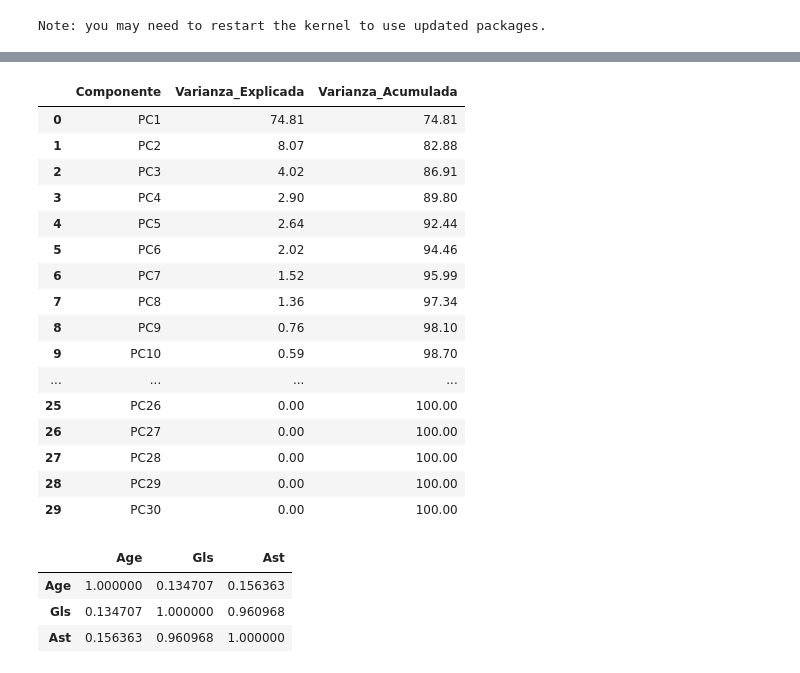
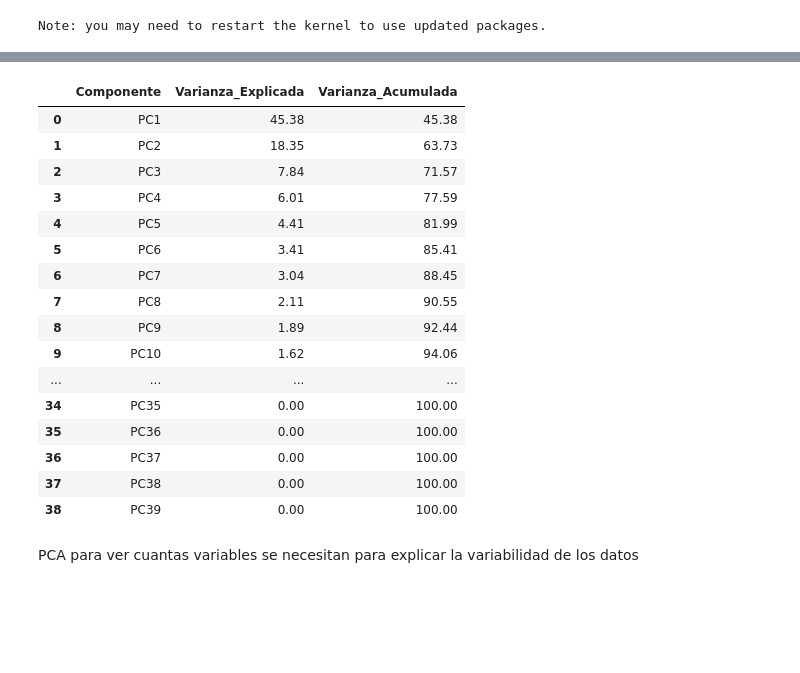
Before and after one commit to Yeps3nM/proyecto-mineria-de-datos, a Jupyter notebook: rocka.ipynb, the cells around one changed output, grey strips where cells are left out. Drawn from its saved outputs; the diff is of its cells as text; code cells hidden in the pictures; blank space fills up the shorter version.

```diff
--- a/rocka.ipynb
+++ b/rocka.ipynb
@@ -99,0 +111,3 @@ df_dummies
+# %%
+df.drop(["Matches", "Nation"], inplace=True, axis=1) # Nation no creo que sea etico, puede encontrar relacion entre razas mejores para el deporte xd
+df.columns
@@ -99,0 +128,8 @@ df_dummies
+# %%
+
+num_cols = df.select_dtypes(include=[np.number]).columns.tolist()
+cat_cols = df.select_dtypes(include=['object', 'category', 'bool']).columns.tolist()
+# %%
+cat_cols # Hacerlo por player es mala idea
+cat_cols.remove('Player')
+cat_cols.remove('periodo')
@@ -99,0 +140,11 @@ df_dummies
+# %%
+scaler = StandardScaler()
+df_num_scaled = pd.DataFrame(scaler.fit_transform(df[num_cols]), columns=num_cols, index=df.index)
+
+if len(cat_cols) > 0:
+    df_cat_dummies = pd.get_dummies(df[cat_cols], drop_first=False, dtype=int)
+else:
+    df_cat_dummies = pd.DataFrame(index=df.index)
+
+others = df.drop(columns=num_cols + cat_cols, errors='ignore')
+df_std = pd.concat([others, df_num_scaled, df_cat_dummies], axis=1)
@@ -189,36 +300,36 @@ fig.show()
 # %%
 # Aplicar PCA con todas las componentes
-df_pca = df_scaled.select_dtypes(include=['number'])
+df_pca = df_std.select_dtypes(include=['number'])
 
 pca = PCA()
-componentes = pca.fit_transform(df_numerico)
+componentes = pca.fit_transform(df_pca)
 
 # Varianza explicada
 varianza_df = pd.DataFrame({
     'Componente': [f'PC{i+1}' for i in range(len(pca.explained_variance_ratio_))],
     'Varianza_Explicada': pca.explained_variance_ratio_ * 100,
     'Varianza_Acumulada': np.cumsum(pca.explained_variance_ratio_) * 100
 }).round(2)
 
 varianza_df
 # %% [output]
 |  | Componente | Varianza_Explicada | Varianza_Acumulada |
-| 0 | PC1 | 74.81 | 74.81 |
-| 1 | PC2 | 8.07 | 82.88 |
-| 2 | PC3 | 4.02 | 86.91 |
-| 3 | PC4 | 2.90 | 89.80 |
-| 4 | PC5 | 2.64 | 92.44 |
-| 5 | PC6 | 2.02 | 94.46 |
-| 6 | PC7 | 1.52 | 95.99 |
-| 7 | PC8 | 1.36 | 97.34 |
-| 8 | PC9 | 0.76 | 98.10 |
-| 9 | PC10 | 0.59 | 98.70 |
+| 0 | PC1 | 45.38 | 45.38 |
+| 1 | PC2 | 18.35 | 63.73 |
+| 2 | PC3 | 7.84 | 71.57 |
+| 3 | PC4 | 6.01 | 77.59 |
+| 4 | PC5 | 4.41 | 81.99 |
+| 5 | PC6 | 3.41 | 85.41 |
+| 6 | PC7 | 3.04 | 88.45 |
+| 7 | PC8 | 2.11 | 90.55 |
+| 8 | PC9 | 1.89 | 92.44 |
+| 9 | PC10 | 1.62 | 94.06 |
 | ... | ... | ... | ... |
-| 25 | PC26 | 0.00 | 100.00 |
-| 26 | PC27 | 0.00 | 100.00 |
-| 27 | PC28 | 0.00 | 100.00 |
-| 28 | PC29 | 0.00 | 100.00 |
-| 29 | PC30 | 0.00 | 100.00 |
+| 34 | PC35 | 0.00 | 100.00 |
+| 35 | PC36 | 0.00 | 100.00 |
+| 36 | PC37 | 0.00 | 100.00 |
+| 37 | PC38 | 0.00 | 100.00 |
+| 38 | PC39 | 0.00 | 100.00 |
 # %%
 # Gráfico de varianza explicada por componente
 fig = go.Figure()
@@ -233,15 +344,8 @@ fig.update_layout(title='Varianza Explicada por Componente Principal',
                  xaxis_title='Componente', yaxis_title='Varianza (%)',
                  template='plotly_white', height=500)
 fig.show()
-# %%
-# Correlación entre Edad, Goles y Asistencias
-corr_edad = df[['Age', 'Gls', 'Ast']].corr()
-corr_edad
-# %% [output]
-|  | Age | Gls | Ast |
-| Age | 1.000000 | 0.134707 | 0.156363 |
-| Gls | 0.134707 | 1.000000 | 0.960968 |
-| Ast | 0.156363 | 0.960968 | 1.000000 |
+# %% [markdown]
+PCA para ver cuantas variables se necesitan para explicar la variabilidad de los datos
 # %%
 # Edad vs Goles
 fig = px.scatter(df, x='Age', y='Gls', hover_data=['Player', 'periodo'],
```
Also changed, not shown: parts of 24 cells of this notebook.
